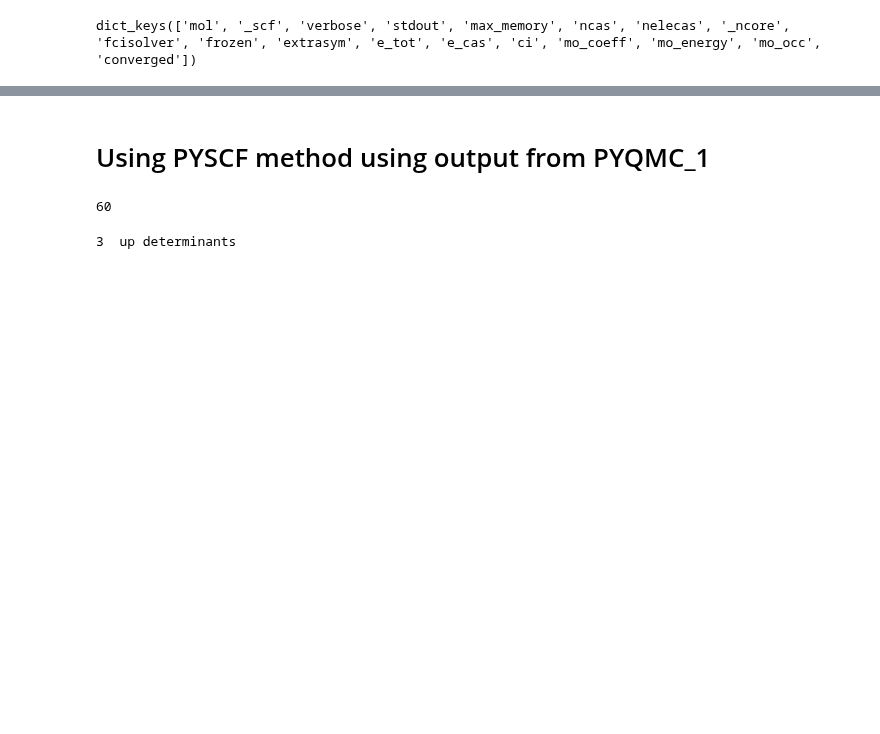
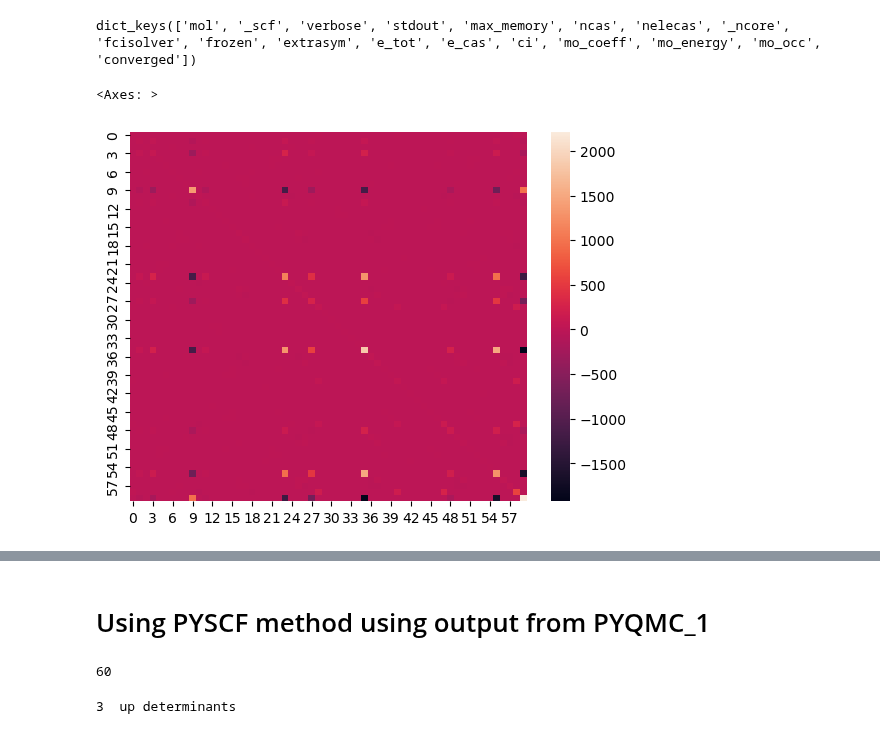
Before and after one commit to kayahans/pyqmc, a Jupyter notebook: pyqmc/test-overlap-casci-full.ipynb, the cells around one changed output, grey strips where cells are left out. Cells and saved outputs as stored; diff of their text form; code cells hidden in the pictures; blank space fills up the shorter version.

```diff
--- a/pyqmc/test-overlap-casci-full.ipynb
+++ b/pyqmc/test-overlap-casci-full.ipynb
@@ -72,0 +75,10 @@ dict_keys(['mol', '_scf', 'verbose', 'stdout', 'max_memory', 'ncas', 'nelecas',
+# %%
+# FC = SCE Roothaan equation
+C = mf.mo_coeff
+Ca = C[0]
+# C.T @ C
+s0 = np.einsum('ij, jk->ik', Ca.T, Ca)
+sns.heatmap(s0)
+# %% [output]
+<Axes: >
+[figure, added]
```
Also changed, not shown: parts of 45 cells of this notebook, 8 other files.
